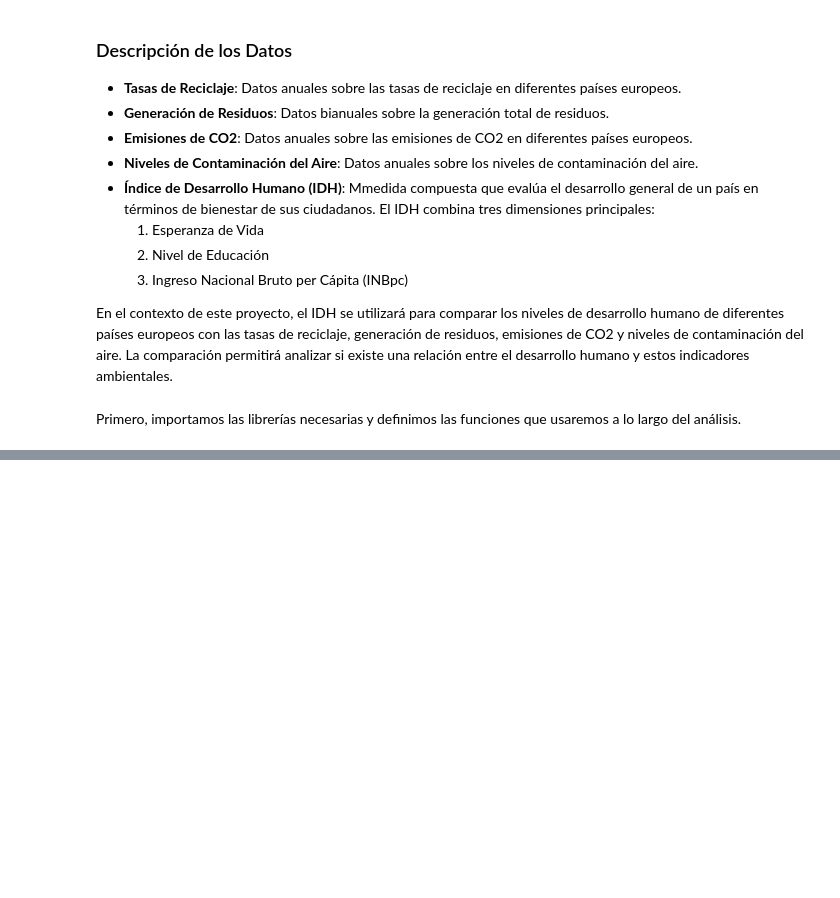
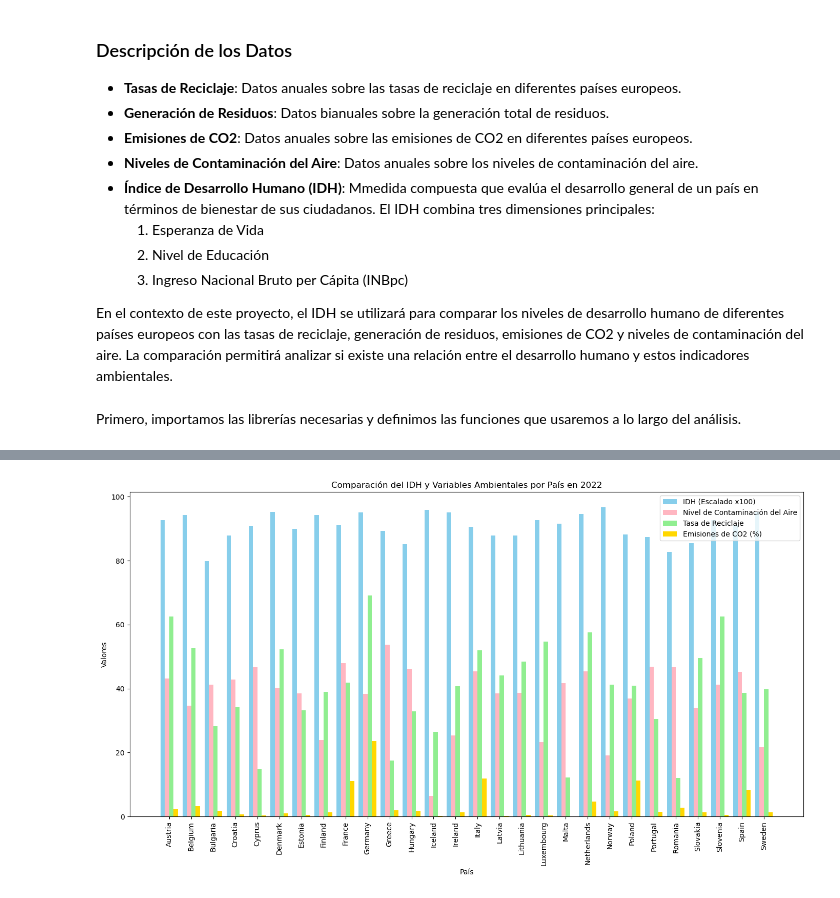
Before and after one commit to LOA395/Project-week3, a Jupyter notebook: EDA.ipynb, the cells around one changed output, grey strips where cells are left out. Saved outputs shown, nothing was run; the diff lists cells and outputs as text; code cells hidden in the pictures; blank space fills up the shorter version.

```diff
--- a/EDA.ipynb
+++ b/EDA.ipynb
@@ -41,0 +81,5 @@ data_2022 = load_csv_data('data_to_eda/data_2022.csv') # Datos 2022
+# %%
+# Comparar variables ambientales e IDH
+comparar_variables_idh(data_2022)
+# %% [output]
+[figure, added]
```
Also changed, not shown: parts of 13 cells of this notebook, 1 other file.
